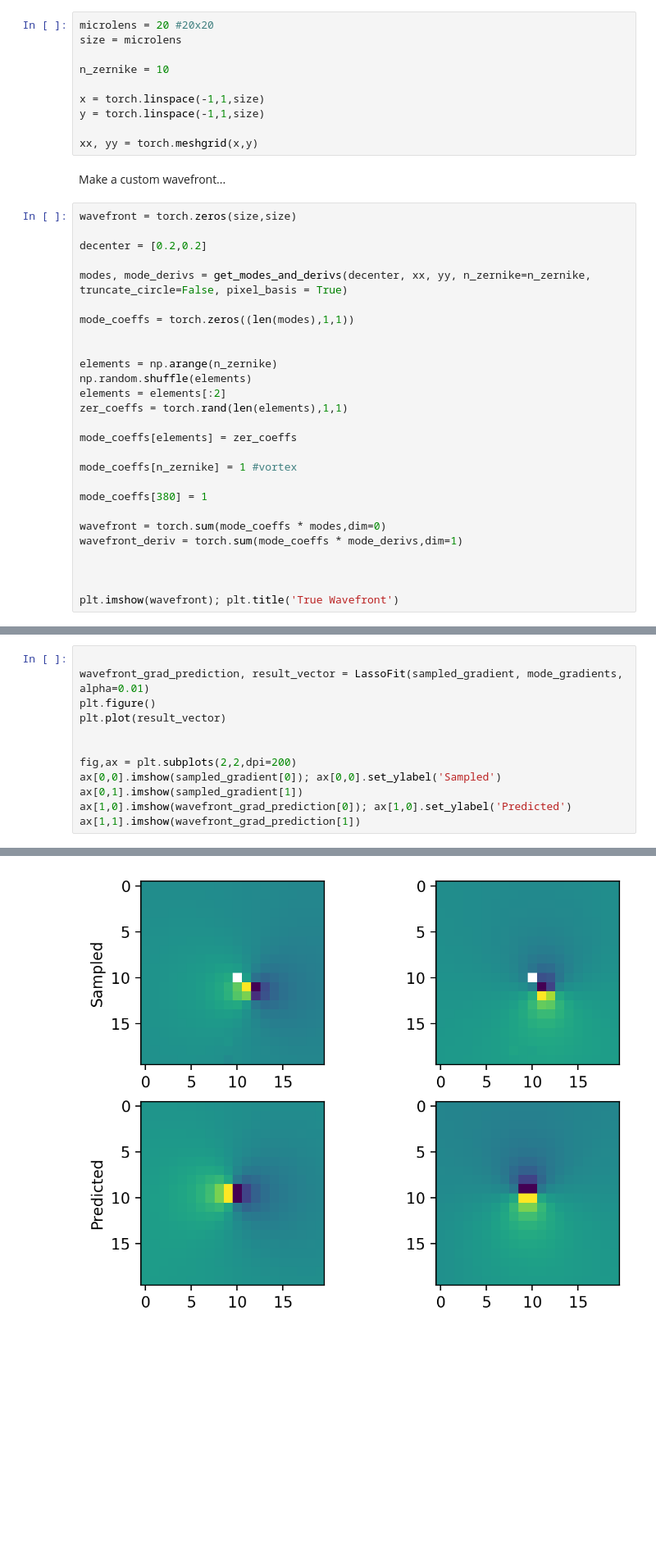
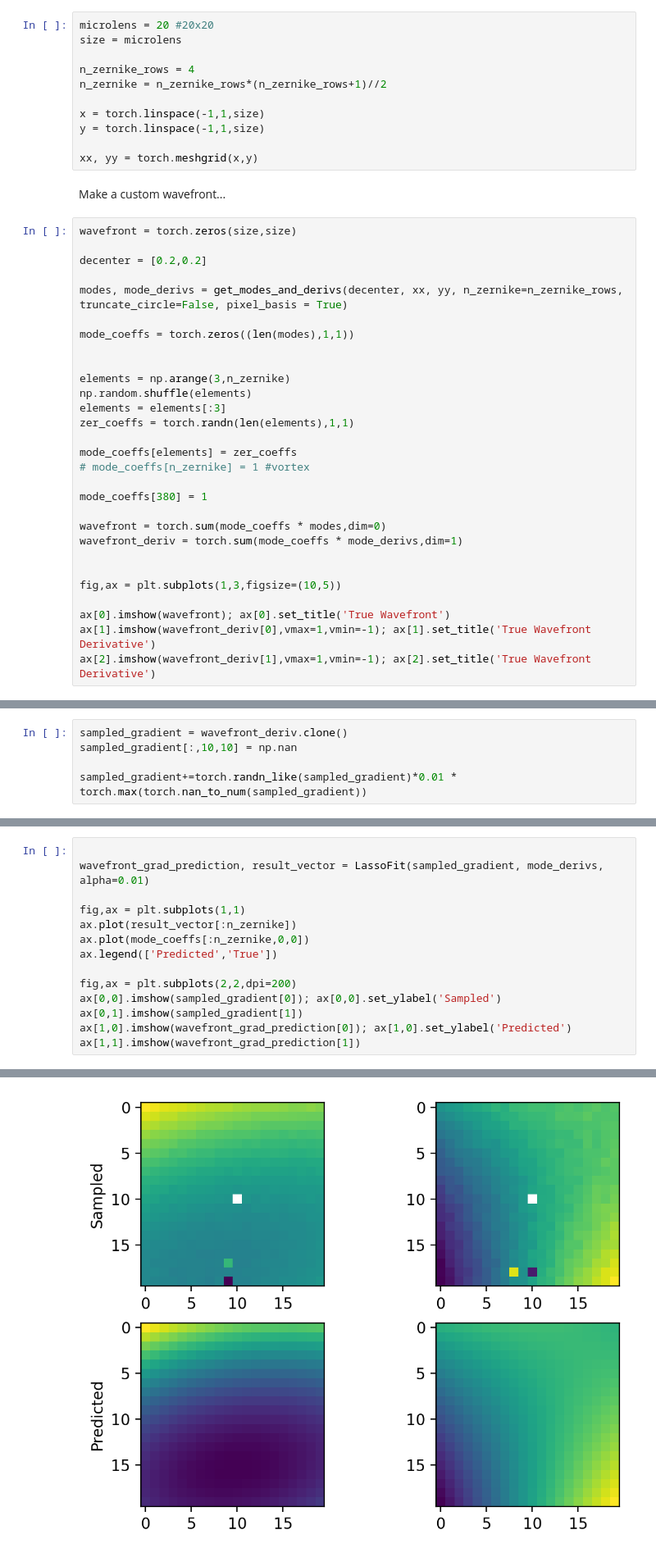
Before and after one commit to sunnyhoward/overdictionary, a Jupyter notebook: Lasso.ipynb, the cells around one changed output, grey strips where cells are left out. Shown at 82% size. Cells and saved outputs as stored; diff of their text form; blank space fills up the shorter version.

```diff
--- a/Lasso.ipynb
+++ b/Lasso.ipynb
@@ -23,7 +22,8 @@ Load the Modes and the derivatives
 microlens = 20 #20x20
 size = microlens
 
-n_zernike = 10
+n_zernike_rows = 4
+n_zernike = n_zernike_rows*(n_zernike_rows+1)//2
 
 x = torch.linspace(-1,1,size)
 y = torch.linspace(-1,1,size)
@@ -36,19 +36,18 @@ wavefront = torch.zeros(size,size)
 
 decenter = [0.2,0.2]
 
-modes, mode_derivs = get_modes_and_derivs(decenter, xx, yy, n_zernike=n_zernike, truncate_circle=False, pixel_basis = True)
+modes, mode_derivs = get_modes_and_derivs(decenter, xx, yy, n_zernike=n_zernike_rows, truncate_circle=False, pixel_basis = True)
 
 mode_coeffs = torch.zeros((len(modes),1,1))
 
 
-elements = np.arange(n_zernike)
+elements = np.arange(3,n_zernike)
 np.random.shuffle(elements)
-elements = elements[:2]
-zer_coeffs = torch.rand(len(elements),1,1)
+elements = elements[:3]
+zer_coeffs = torch.randn(len(elements),1,1)
 
 mode_coeffs[elements] = zer_coeffs
-
-mode_coeffs[n_zernike] = 1 #vortex
+# mode_coeffs[n_zernike] = 1 #vortex
 
 mode_coeffs[380] = 1
 
@@ -56,6 +55,9 @@ wavefront = torch.sum(mode_coeffs * modes,dim=0)
 wavefront_deriv = torch.sum(mode_coeffs * mode_derivs,dim=1)
 
 
+fig,ax = plt.subplots(1,3,figsize=(10,5))
 
-plt.imshow(wavefront); plt.title('True Wavefront')
+ax[0].imshow(wavefront); ax[0].set_title('True Wavefront')
+ax[1].imshow(wavefront_deriv[0],vmax=1,vmin=-1); ax[1].set_title('True Wavefront Derivative')
+ax[2].imshow(wavefront_deriv[1],vmax=1,vmin=-1); ax[2].set_title('True Wavefront Derivative')
 # %% [output]
@@ -78,3 +68,8 @@ mode_gradients = get_mode_derivs([0,0], xx, yy, n_zernike=n_zernike, truncate_ci
+# %%
+sampled_gradient = wavefront_deriv.clone()
+sampled_gradient[:,10,10] = np.nan
+
+sampled_gradient+=torch.randn_like(sampled_gradient)*0.01 * torch.max(torch.nan_to_num(sampled_gradient))
 # %%
 fig,ax = plt.subplots(1,2)
 
@@ -90,9 +88,11 @@ u = mode_gradients.permute(0,2,3,1).reshape(-1,mode_gradients.shape[1])
 # %%
 
-wavefront_grad_prediction, result_vector = LassoFit(sampled_gradient, mode_gradients, alpha=0.01)
-plt.figure()
-plt.plot(result_vector)
+wavefront_grad_prediction, result_vector = LassoFit(sampled_gradient, mode_derivs, alpha=0.01)
 
+fig,ax = plt.subplots(1,1)
+ax.plot(result_vector[:n_zernike])
+ax.plot(mode_coeffs[:n_zernike,0,0])
+ax.legend(['Predicted','True'])
 
 fig,ax = plt.subplots(2,2,dpi=200)
 ax[0,0].imshow(sampled_gradient[0]); ax[0,0].set_ylabel('Sampled')
@@ -105 +105 @@ ax[1,1].imshow(wavefront_grad_prediction[1])
-[figure, old version]
+[figure, new version]
```
Also changed, not shown: parts of 9 cells of this notebook, 13 other files.
